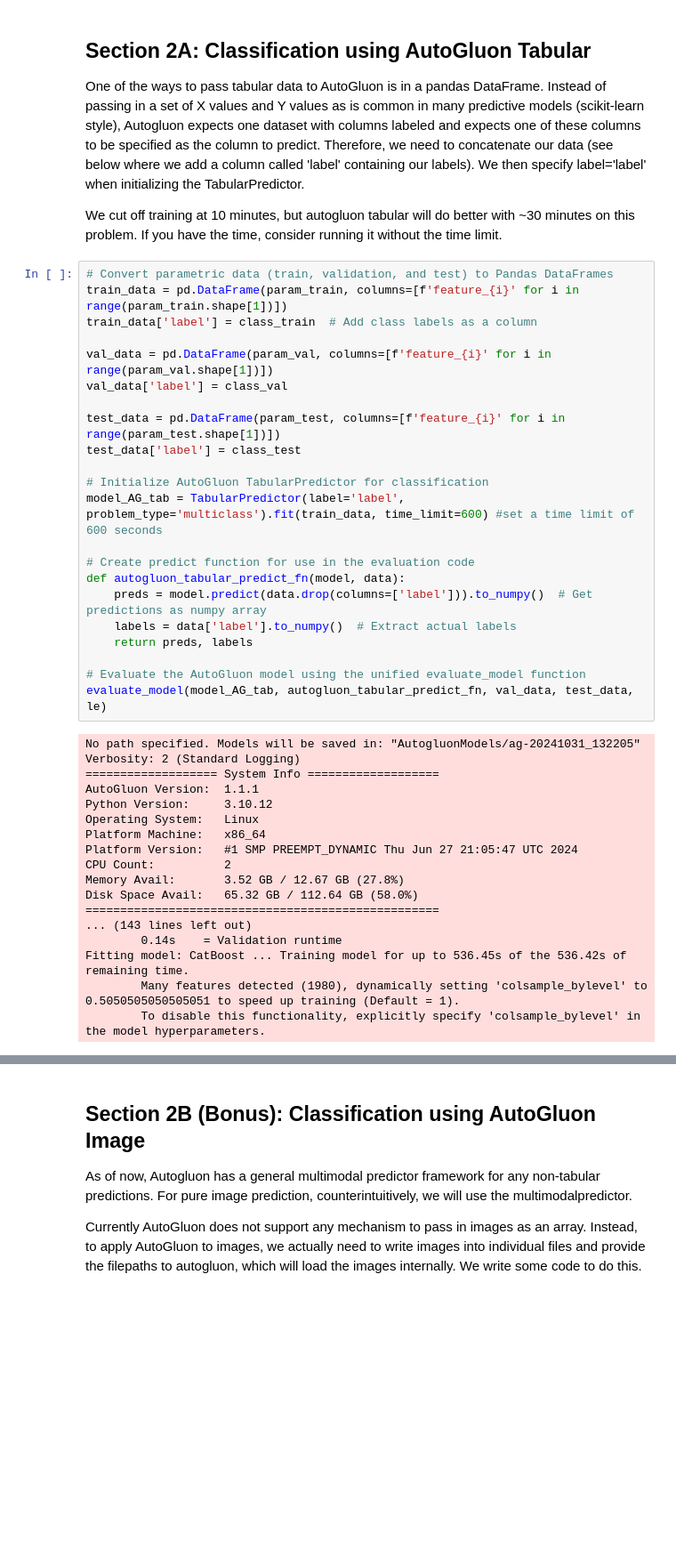
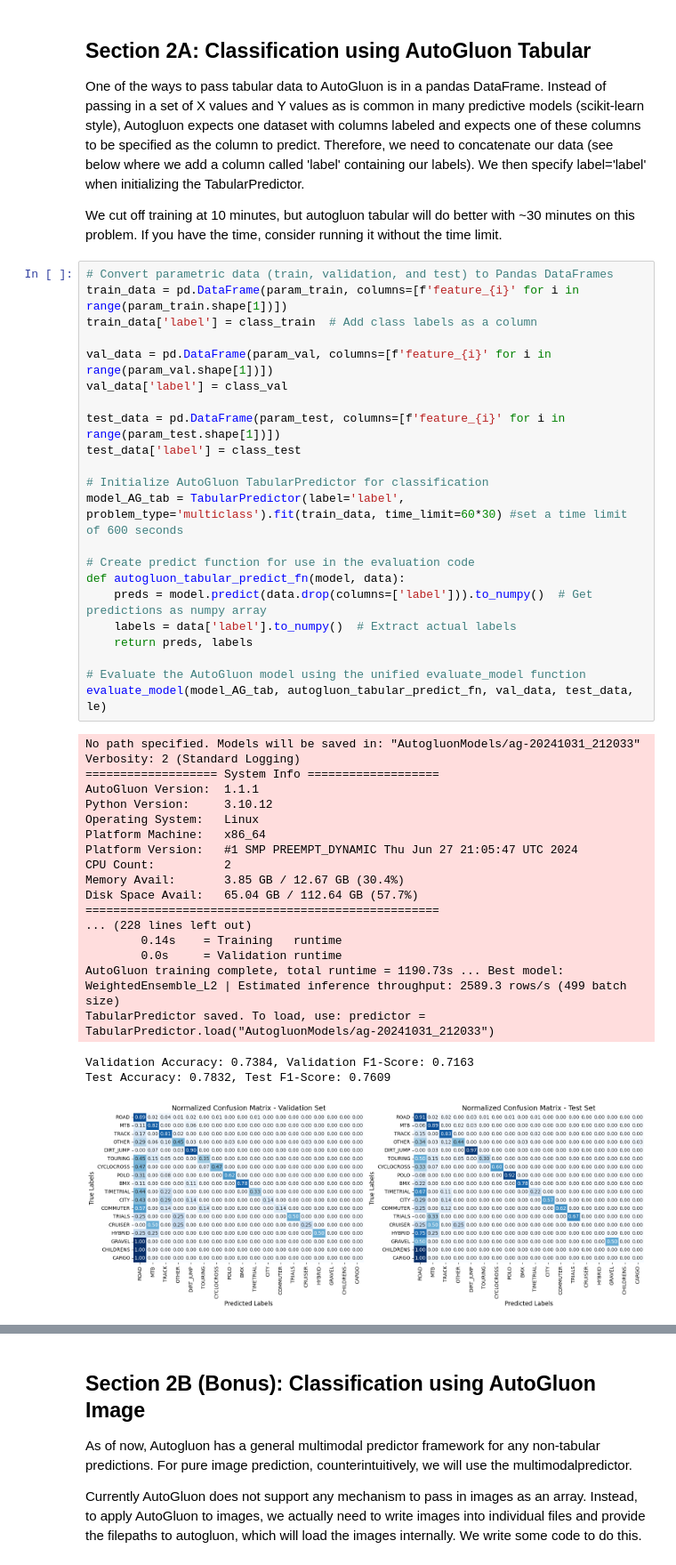
Before and after one commit to robosquiggles/2156_Demos, a Jupyter notebook: 2_156_Fall_24_Demo_6_Multimodal_Predictors_AutoML.ipynb, the cells around one changed output, grey strips where cells are left out. Shown at 89% size. Cells and saved outputs as stored; diff of their text form; blank space fills up the shorter version.

```diff
--- a/2_156_Fall_24_Demo_6_Multimodal_Predictors_AutoML.ipynb
+++ b/2_156_Fall_24_Demo_6_Multimodal_Predictors_AutoML.ipynb
@@ -916,39 +1063,42 @@ We cut off training at 10 minutes, but autogluon tabular will do better with ~30
 # Convert parametric data (train, validation, and test) to Pandas DataFrames
 train_data = pd.DataFrame(param_train, columns=[f'feature_{i}' for i in range(param_train.shape[1])])
 train_data['label'] = class_train  # Add class labels as a column
 
 val_data = pd.DataFrame(param_val, columns=[f'feature_{i}' for i in range(param_val.shape[1])])
 val_data['label'] = class_val
 
 test_data = pd.DataFrame(param_test, columns=[f'feature_{i}' for i in range(param_test.shape[1])])
 test_data['label'] = class_test
 
 # Initialize AutoGluon TabularPredictor for classification
-model_AG_tab = TabularPredictor(label='label', problem_type='multiclass').fit(train_data, time_limit=600) #set a time limit of 600 seconds
+model_AG_tab = TabularPredictor(label='label', problem_type='multiclass').fit(train_data, time_limit=60*30) #set a time limit of 600 seconds
 
 # Create predict function for use in the evaluation code
 def autogluon_tabular_predict_fn(model, data):
     preds = model.predict(data.drop(columns=['label'])).to_numpy()  # Get predictions as numpy array
     labels = data['label'].to_numpy()  # Extract actual labels
     return preds, labels
 
 # Evaluate the AutoGluon model using the unified evaluate_model function
 evaluate_model(model_AG_tab, autogluon_tabular_predict_fn, val_data, test_data, le)
 # %% [output]
-No path specified. Models will be saved in: "AutogluonModels/ag-20241031_132205"
+No path specified. Models will be saved in: "AutogluonModels/ag-20241031_212033"
 Verbosity: 2 (Standard Logging)
 =================== System Info ===================
 AutoGluon Version:  1.1.1
 Python Version:     3.10.12
 Operating System:   Linux
 Platform Machine:   x86_64
 Platform Version:   #1 SMP PREEMPT_DYNAMIC Thu Jun 27 21:05:47 UTC 2024
 CPU Count:          2
-Memory Avail:       3.52 GB / 12.67 GB (27.8%)
-Disk Space Avail:   65.32 GB / 112.64 GB (58.0%)
+Memory Avail:       3.85 GB / 12.67 GB (30.4%)
+Disk Space Avail:   65.04 GB / 112.64 GB (57.7%)
 ===================================================
-... (143 lines left out)
-        0.14s    = Validation runtime
-Fitting model: CatBoost ... Training model for up to 536.45s of the 536.42s of remaining time.
-        Many features detected (1980), dynamically setting 'colsample_bylevel' to 0.5050505050505051 to speed up training (Default = 1).
-        To disable this functionality, explicitly specify 'colsample_bylevel' in the model hyperparameters.
+... (228 lines left out)
+        0.14s    = Training   runtime
+        0.0s     = Validation runtime
+AutoGluon training complete, total runtime = 1190.73s ... Best model: WeightedEnsemble_L2 | Estimated inference throughput: 2589.3 rows/s (499 batch size)
+TabularPredictor saved. To load, use: predictor = TabularPredictor.load("AutogluonModels/ag-20241031_212033")
+Validation Accuracy: 0.7384, Validation F1-Score: 0.7163
+Test Accuracy: 0.7832, Test F1-Score: 0.7609
+[figure, added]
```
Also changed, not shown: parts of 19 cells of this notebook.
